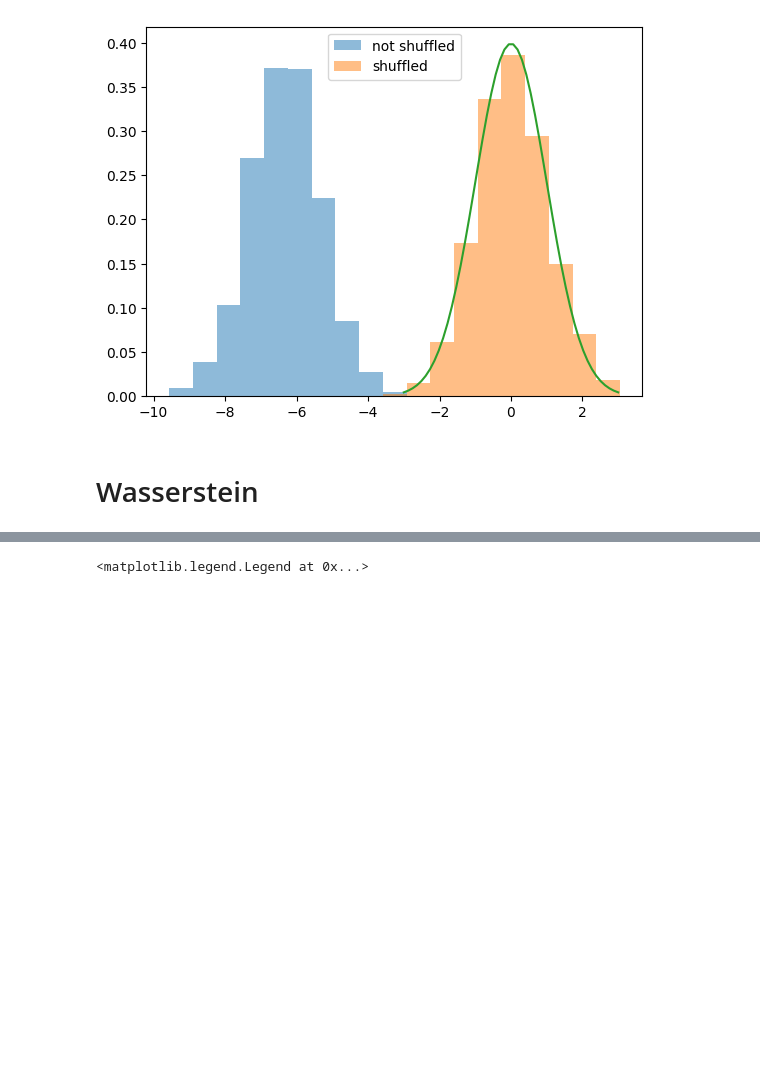
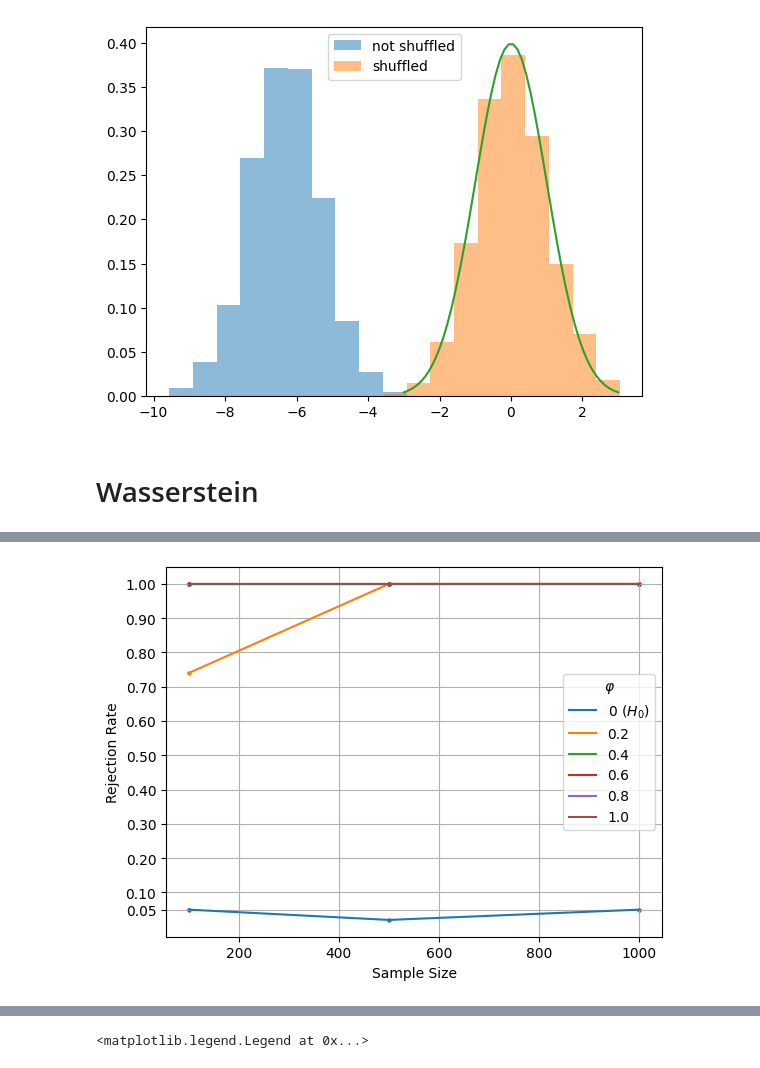
Before and after one commit to matthieubulte/GAR, a Jupyter notebook: ar(1)_dists.ipynb, the cells around one changed output, grey strips where cells are left out. Cells and saved outputs as stored; diff of their text form; code cells hidden in the pictures; blank space fills up the shorter version.

```diff
--- a/ar(1)_dists.ipynb
+++ b/ar(1)_dists.ipynb
@@ -157,0 +327,26 @@ plt.legend()
+# %%
+df['rejected'] = (np.abs(df['Dt'] - df['boot_mean_Dt']) / df['boot_sig_Dt']) > norm.ppf(0.975)
+results = df.groupby(['T', 'phi']).agg(rejection_rate=('rejected', 'mean')).reset_index()
+
+# sns.lineplot(results, x='T', y='rejection_rate', hue='phi')
+
+
+for phi in results.phi.unique():
+    sub_df = results[results['phi'] == phi]
+
+    plt.scatter(sub_df['T'], sub_df.rejection_rate, s=5)
+    if phi == 0:
+        plt.plot(sub_df['T'], sub_df.rejection_rate, label=r'$0\ (H_0)$')
+    else:
+        plt.plot(sub_df['T'], sub_df.rejection_rate, label=np.round(phi,1))
+
+plt.xlabel('Sample Size')
+plt.ylabel('Rejection Rate')
+plt.legend(title=r'$\varphi$')
+plt.grid('on')
+plt.yticks([0.05,0.1,0.2,0.3,0.4,0.5,0.6,.7,.8,.9,1]);
+# plt.xticks(df['T'].unique())
+
+plt.savefig('./rejection_rates_wasserstein.pdf')
+# %% [output]
+[figure, added]
```
Also changed, not shown: parts of 11 cells of this notebook, 8 other files.
